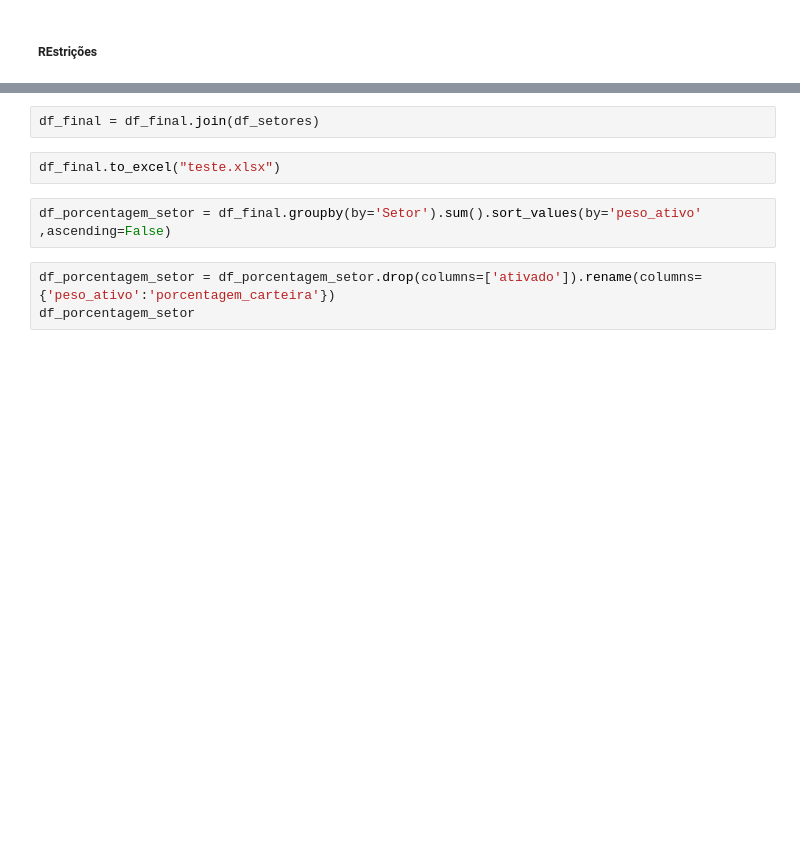
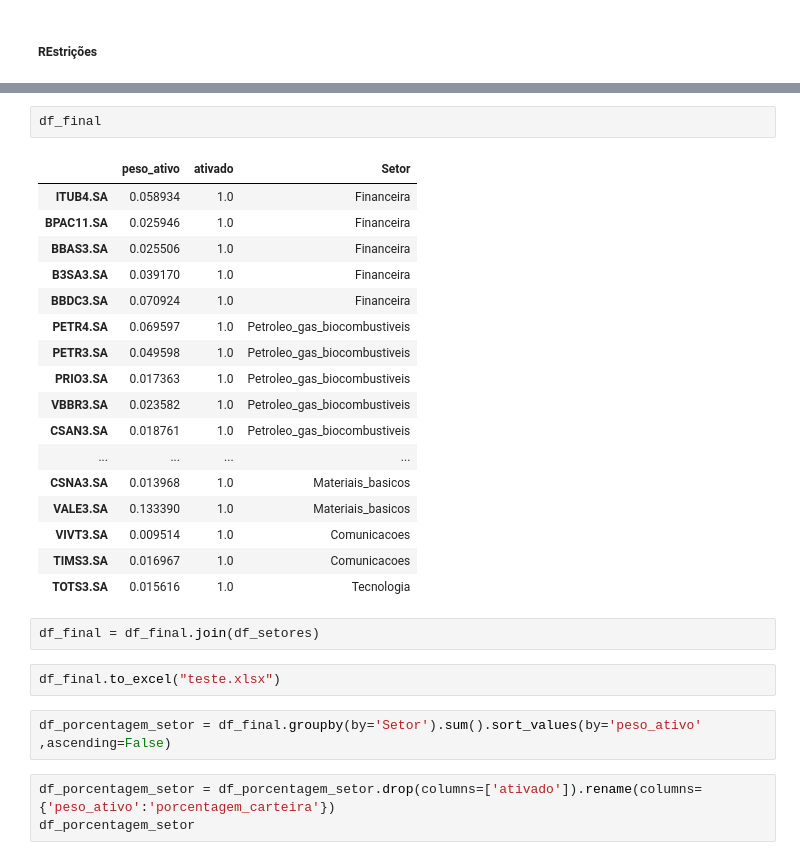
Before and after one commit to JoaoNogaroli/mestrado, a Jupyter notebook: projetos-CPLEX/modelo_index_tracking_setores_simples/app1.ipynb, the cells around one changed output, grey strips where cells are left out. Cells and saved outputs as stored; diff of their text form; blank space fills up the shorter version.

```diff
--- a/projetos-CPLEX/modelo_index_tracking_setores_simples/app1.ipynb
+++ b/projetos-CPLEX/modelo_index_tracking_setores_simples/app1.ipynb
@@ -274,3 +299,23 @@ plt.show()
+# %%
+df_final
+# %% [output]
+|  | peso_ativo | ativado | Setor |
+| ITUB4.SA | 0.058934 | 1.0 | Financeira |
+| BPAC11.SA | 0.025946 | 1.0 | Financeira |
+| BBAS3.SA | 0.025506 | 1.0 | Financeira |
+| B3SA3.SA | 0.039170 | 1.0 | Financeira |
+| BBDC3.SA | 0.070924 | 1.0 | Financeira |
+| PETR4.SA | 0.069597 | 1.0 | Petroleo_gas_biocombustiveis |
+| PETR3.SA | 0.049598 | 1.0 | Petroleo_gas_biocombustiveis |
+| PRIO3.SA | 0.017363 | 1.0 | Petroleo_gas_biocombustiveis |
+| VBBR3.SA | 0.023582 | 1.0 | Petroleo_gas_biocombustiveis |
+| CSAN3.SA | 0.018761 | 1.0 | Petroleo_gas_biocombustiveis |
+| ... | ... | ... | ... |
+| CSNA3.SA | 0.013968 | 1.0 | Materiais_basicos |
+| VALE3.SA | 0.133390 | 1.0 | Materiais_basicos |
+| VIVT3.SA | 0.009514 | 1.0 | Comunicacoes |
+| TIMS3.SA | 0.016967 | 1.0 | Comunicacoes |
+| TOTS3.SA | 0.015616 | 1.0 | Tecnologia |
 # %%
 df_final = df_final.join(df_setores)
 # %%
```
Also changed, not shown: parts of 8 cells of this notebook, 1 other file.
